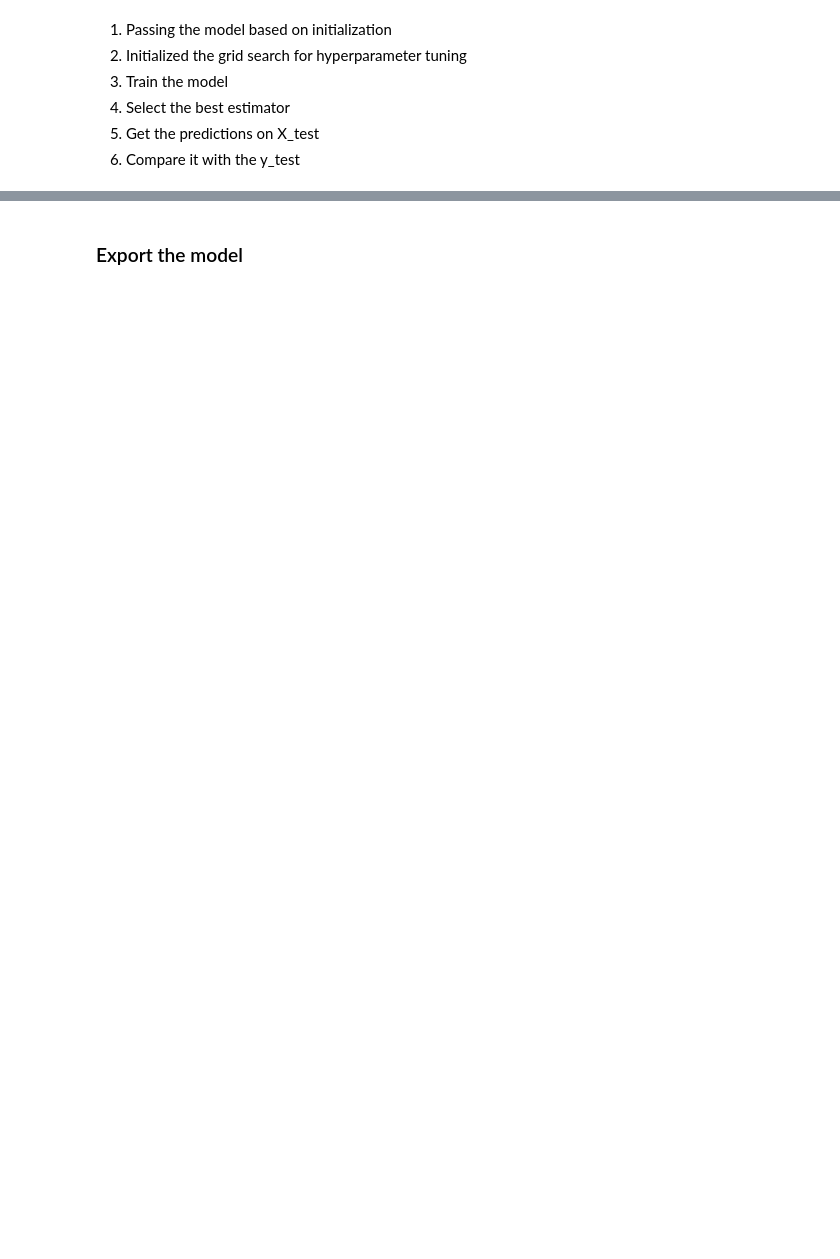
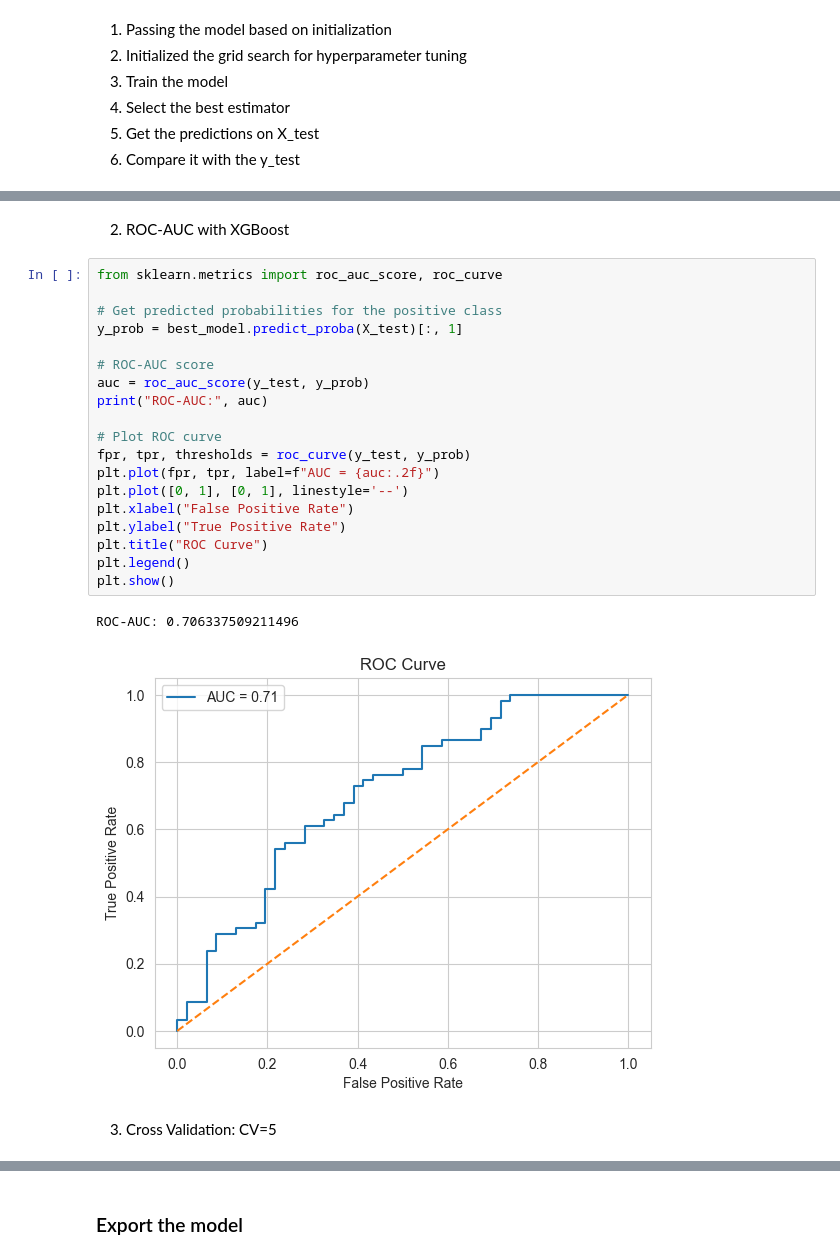
Before and after one commit to SundeepChaluvadi/Credit-Risk-Modeling, a Jupyter notebook: analysis_model.ipynb, the cells around one changed output, grey strips where cells are left out. Cells and saved outputs as stored; diff of their text form; blank space fills up the shorter version.

```diff
--- a/analysis_model.ipynb
+++ b/analysis_model.ipynb
@@ -500,0 +521,26 @@ Best Parameters: {'colsample_bytree': 0.7, 'learning_rate': 0.1, 'max_depth': 3,
+# %% [markdown]
+2. ROC-AUC with XGBoost
+# %%
+from sklearn.metrics import roc_auc_score, roc_curve
+
+# Get predicted probabilities for the positive class
+y_prob = best_model.predict_proba(X_test)[:, 1]
+
+# ROC-AUC score
+auc = roc_auc_score(y_test, y_prob)
+print("ROC-AUC:", auc)
+
+# Plot ROC curve
+fpr, tpr, thresholds = roc_curve(y_test, y_prob)
+plt.plot(fpr, tpr, label=f"AUC = {auc:.2f}")
+plt.plot([0, 1], [0, 1], linestyle='--')
+plt.xlabel("False Positive Rate")
+plt.ylabel("True Positive Rate")
+plt.title("ROC Curve")
+plt.legend()
+plt.show()
+# %% [output]
+ROC-AUC: 0.706337509211496
+[figure, added]
+# %% [markdown]
+3. Cross Validation: CV=5
```
Also changed, not shown: parts of 27 cells of this notebook, 1 other file.
